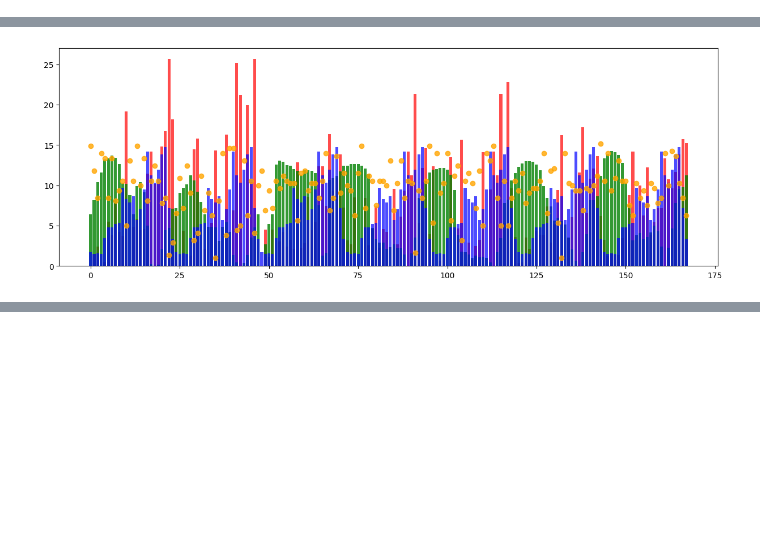
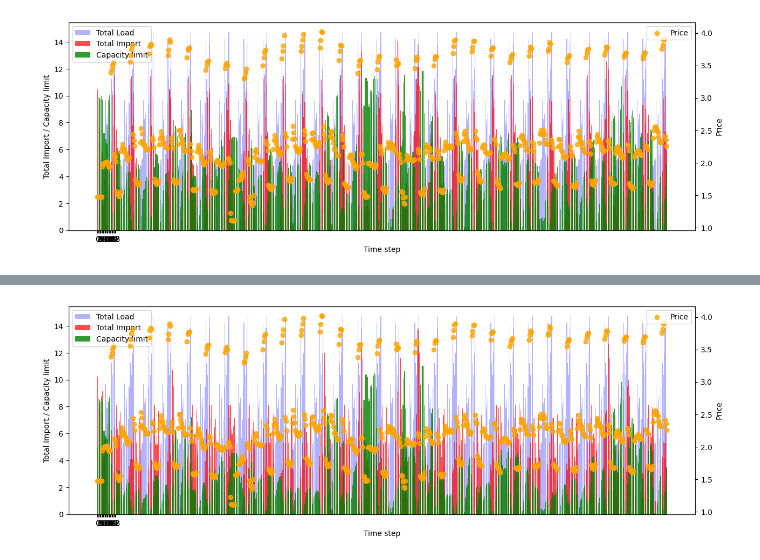
Before and after one commit to antonhlenander/CommunityFlex, a Jupyter notebook: plotting_twolevel.ipynb, the cells around one changed output, grey strips where cells are left out. Cells and saved outputs as stored; diff of their text form; code cells hidden in the pictures; blank space fills up the shorter version.

```diff
--- a/plotting_twolevel.ipynb
+++ b/plotting_twolevel.ipynb
@@ -4,18 +4,14 @@ import cloudpickle
 import numpy as np
 from datamanager import DataManager
 
-path = "output/flex_multi_combined/results.pkl"
-outputfolder = "output/flex_multi_combined/"
-start = 48*30*1
-end = 48*30*1 + 48*2
-dm = DataManager(prod_path='data/eval/pv.csv', demand_path='data/eval/demandprofiles.csv', cap_path='data/eval/caps.csv')
-max_price = dm.get_all_max_price() + 2.0666
-max_price = max_price * 1.5
-
+folder = "output/single_policy_w_penalties/"
+path = folder + "results.pkl"
+outputfolder = folder
 with open(path, "rb") as file:
     results = cloudpickle.load(file)
 
 results = list(results)
+rollout_no = 0
 
 for rollout in results:
 
@@ -28,59 +24,68 @@ for rollout in results:
     prices = []
     total_load = []
     total_export = []
+    grid_price = []
+    grid_price += list(rollout.metrics["cm/current_grid_price"])
     total_export += list(rollout.metrics["cm/total_export"])
     total_load += list(rollout.metrics["env/total_load"])
     agent_actions += list(rollout.actions_for_agent(aid))
-    budget_balance += list(rollout.metrics["cm/budget_balance"])
-    capacity_balance += list(rollout.metrics["cm/capacity_balance"])
+    #budget_balance += list(rollout.metrics["cm/budget_balance"])
+    #capacity_balance += list(rollout.metrics["cm/capacity_balance"])
     cap_limits += list(rollout.metrics["cm/capacity_limit"])
     total_import += list(rollout.metrics["cm/total_import"])
     prices += list(rollout.metrics["env/current_price"])
 
     agent_actions = [action for action in agent_actions if action is not None]
 
-    start = 0
-    end = start + 48*7
+    start = 48*11
+    end = start + 48*2
 
-    total_import = total_import[1:] + [0]
-    total_export = total_export[1:] + [0]
-    total_load = total_load[1:] + [0]
-    total_export = total_export[start:end:2]
+
+    total_import = total_import[1:]
+    # total_export = total_export
+    total_load = total_load
+    total_export = total_export[start:end]
     total_load = total_load[start:end:2]
-    agent_actions = agent_actions[start:end:2]
-    capacity_balance = capacity_balance[start:end:2]
+    agent_actions = agent_actions[start:end]
+    capacity_balance = capacity_balance[start:end]
     cap_limits = cap_limits[start:end:2]
     total_import = total_import[start:end:2]
+    grid_price = grid_price[start:end:2]
     prices = prices[start:end:2]
-    #grid_prices
-
-    #import_export = np.array(total_import) - np.array(total_export)
-
-
-    # agent_actions = agent_actions[start:end]
-    # capacity_balance = capacity_balance[start:end]
-    # cap_limits = cap_limits[start:end]
     # total_import = total_import[start:end]
     # prices = prices[start:end]
+    penalized_total = []
+    penalized_total = np.array(total_import) - np.array(cap_limits)
+    penalized_total = np.maximum(penalized_total, 0)
+    penalized_total = np.sum(penalized_total)
+    print(penalized_total)
 
-    plt.figure(figsize=(15, 5))
-    plt.bar(range(len(total_import)), total_import, color="red", alpha=0.7)
+    fig, ax1 = plt.subplots(figsize=(15, 5))
 
-    plt.bar(range(len(cap_limits)), cap_limits, color="green", alpha=0.8, label="Capacity limit")
-    plt.bar(range(len(total_load)), total_load, color="blue", alpha=0.7)
-    plt.scatter(range(len(prices)), prices, label="Price", color="orange", alpha=0.8)
-    # plt.savefig(f"{outputfolder}import_limits.png")
-    # plt.close()
+    ax1.bar(range(len(total_load)), total_load, color="blue", alpha=0.3, label="Total Load")
+    ax1.bar(range(len(total_import)), total_import, color="red", alpha=0.7, label="Total Import")
+    ax1.bar(range(len(cap_limits)), cap_limits, color="green", alpha=0.8, label="Capacity limit")
+    ax1.set_xlabel('Time step')
+    ax1.set_ylabel('Total Import / Capacity limit')
+    ax1.legend(loc='upper left')
+
+    ax2 = ax1.twinx()
+    #ax2.scatter(range(len(grid_price)), grid_price, label="Grid Price", color="blue", alpha=0.8)
+    ax2.scatter(range(len(prices)), prices, label="Price", color="orange", alpha=0.8)
+    ax2.set_ylabel('Price')
+    ax2.legend(loc='upper right')
+
+    plt.xticks(np.arange(0, 24, 1))
+    plt.savefig(f"{outputfolder}import_limits_rollout{rollout_no}.png")
     plt.show()
 
-    print(np.sum(cap_limits))
-    print(np.sum(total_load))
+    rollout_no += 1
 
     #Plot distribution of agent action per step for all rollouts
     # plt.hist(agent_actions, bins=30, edgecolor='black')
     # prices = np.linspace(0.1, max_price, num=30)
     # print(prices)
-    # plt.xticks(prices)
+
     # plt.title("Distribution of action values")
     # plt.xlabel("Agent action")
     # plt.ylabel("Frequency")
@@ -105,0 +96 @@ Production profiles loaded!
+[figure, new version]
@@ -109 +97,0 @@ Production profiles loaded!
-[figure, old version]
@@ -112,3 +98,4 @@ Production profiles loaded!
+[figure, added]
 # %%
 results = list(results)
 for rollout in results:
```
Also changed, not shown: parts of 2 cells of this notebook, 2 other files.
